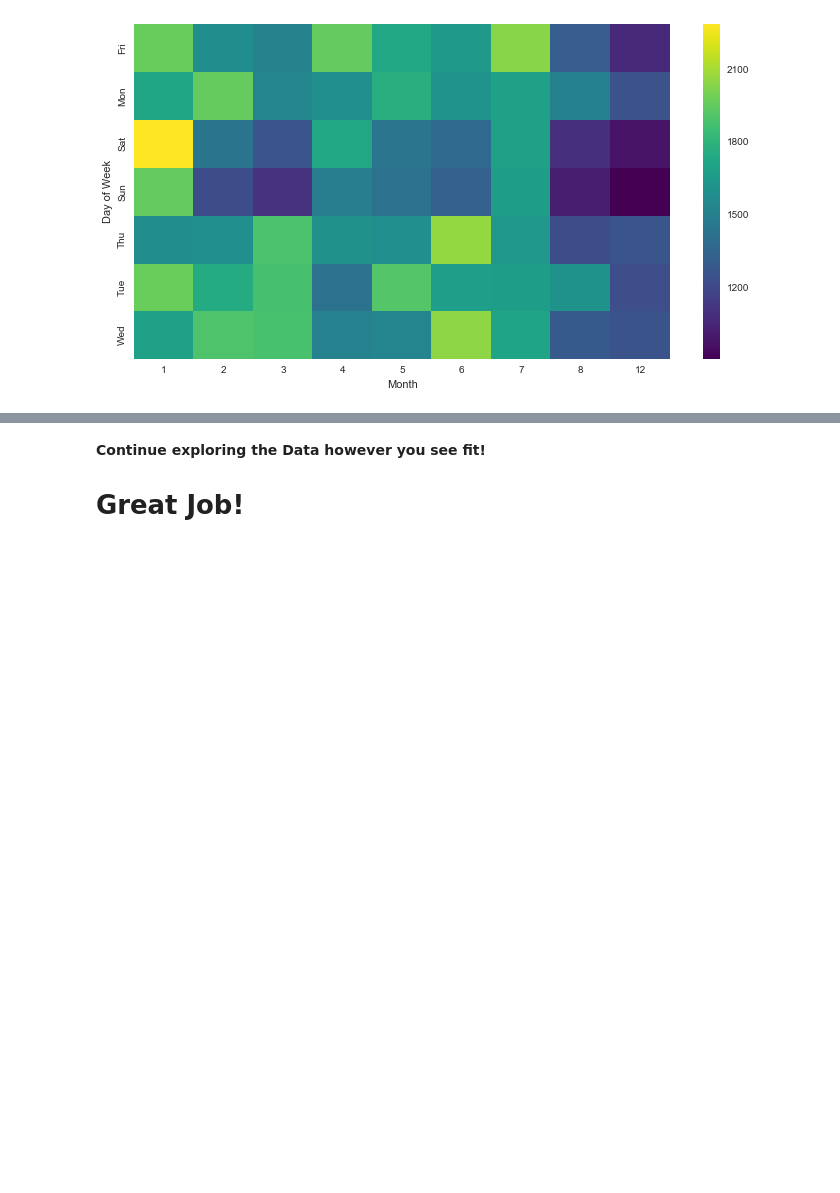
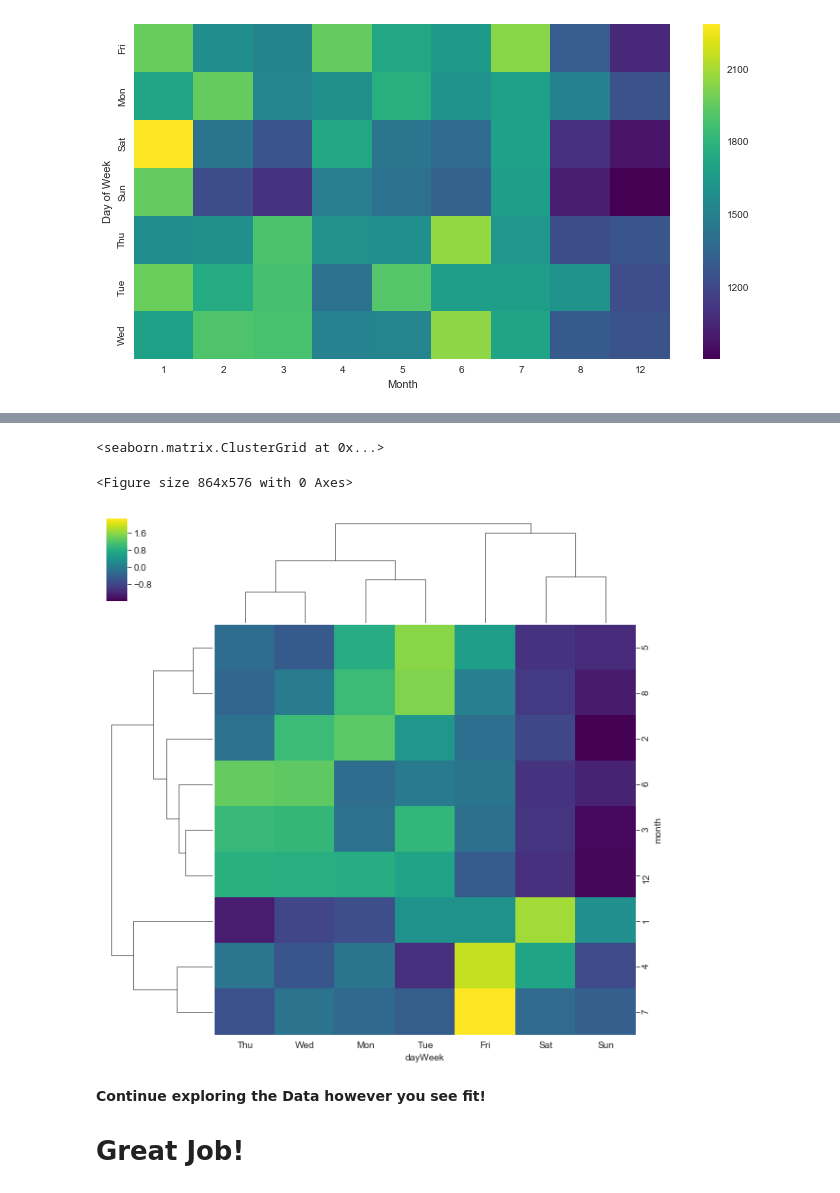
Before and after one commit to btrentini/python_practice, a Jupyter notebook: data_science_bootcamp/Data-Capstone-Projects/911 Calls Data Capstone Project .ipynb, the cells around one changed output, grey strips where cells are left out. Cells and saved outputs as stored; diff of their text form; code cells hidden in the pictures; blank space fills up the shorter version.

```diff
--- a/data_science_bootcamp/Data-Capstone-Projects/911 Calls Data Capstone Project .ipynb
+++ b/data_science_bootcamp/Data-Capstone-Projects/911 Calls Data Capstone Project .ipynb
@@ -318,3 +316,10 @@ ValueError: Colormap virilis is not recognized. Possible values are: Accent, Acc
+# %%
+plt.figure(figsize=(12,8))
+sns.clustermap(mdf, cmap='viridis', z_score=0)
+# %% [output]
+<seaborn.matrix.ClusterGrid at 0x...>
+<Figure size 864x576 with 0 Axes>
+[figure, added]
 # %% [markdown]
 **Continue exploring the Data however you see fit!**
 # Great Job!
```
Also changed, not shown: parts of 4 cells of this notebook, 1 other file.
